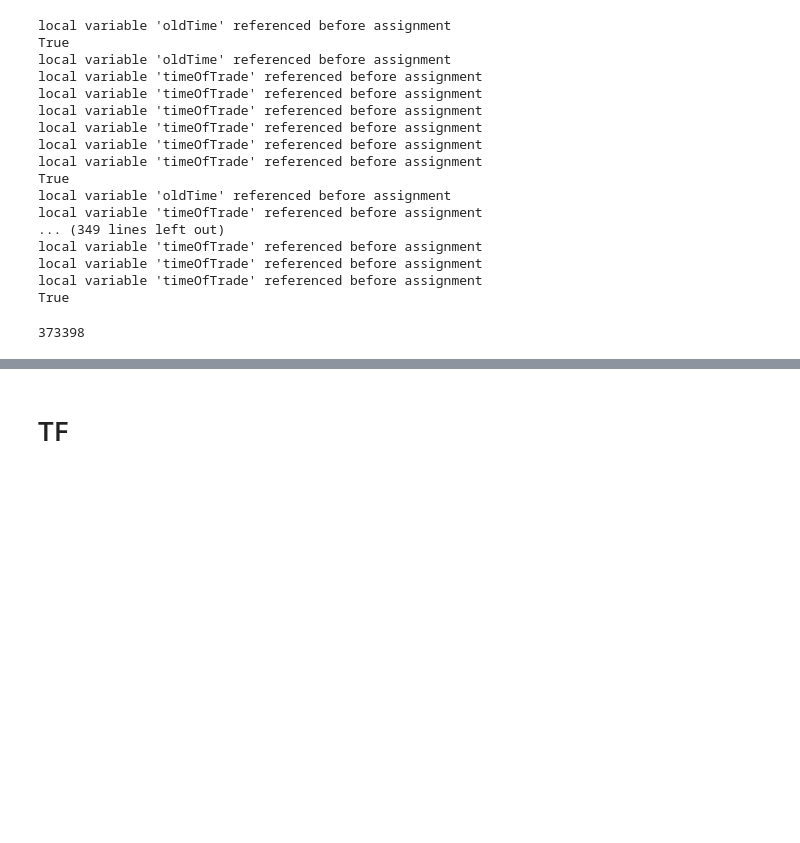
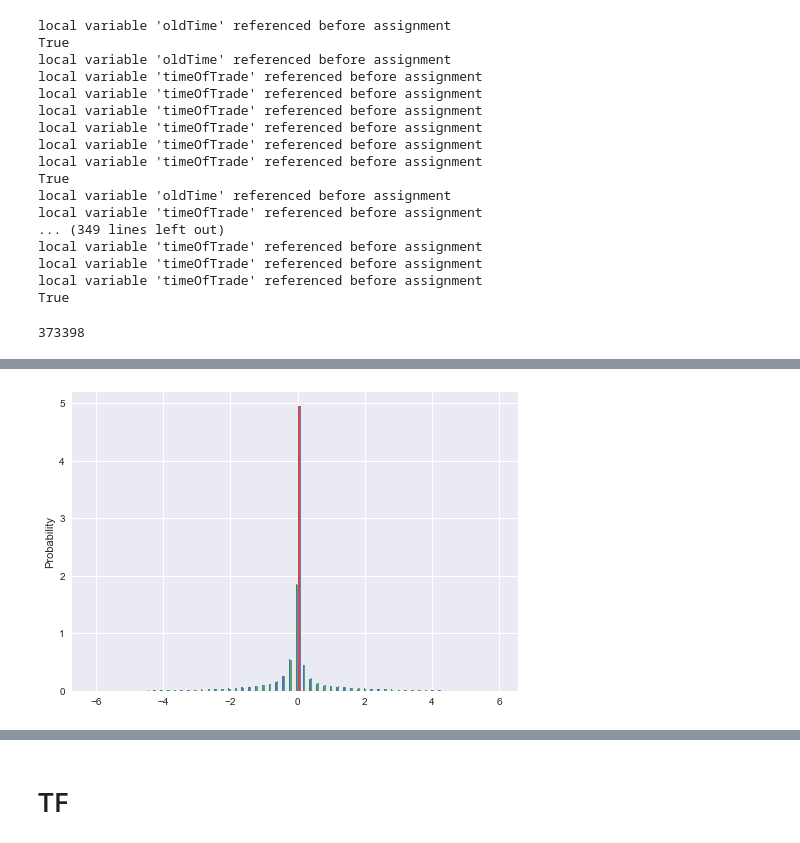
Before and after one commit to LouisEchard/ML_MiniProjects, a Jupyter notebook: WaitingTimePredictionPart1 - v2.ipynb, the cells around one changed output, grey strips where cells are left out. Saved outputs shown, nothing was run; the diff lists cells and outputs as text; code cells hidden in the pictures; blank space fills up the shorter version.

```diff
--- a/WaitingTimePredictionPart1 - v2.ipynb
+++ b/WaitingTimePredictionPart1 - v2.ipynb
@@ -380,8 +380,8 @@ def extractInterestingData(nbOfDataPoints_, aOptionStrike,data_):
                                                                     myBookdot25sFut[4],myBookdot25sFut[5],myBookdot25sFut[6],myBookdot25sFut[7],\
                                                                     myBookdot1sFut[0],myBookdot1sFut[1],myBookdot1sFut[2],myBookdot1sFut[3],\
                                                                     myBookdot1sFut[4],myBookdot1sFut[5],myBookdot1sFut[6],myBookdot1sFut[7],\
-                                                                    myBookdot1sFut[0],myBookdot1sFut[1],myBookdot1sFut[2],myBookdot1sFut[3],\
-                                                                    myBookdot1sFut[4],myBookdot1sFut[5],myBookdot1sFut[6],myBookdot1sFut[7],\
+#                                                                     myBookdot1sFut[0],myBookdot1sFut[1],myBookdot1sFut[2],myBookdot1sFut[3],\
+#                                                                     myBookdot1sFut[4],myBookdot1sFut[5],myBookdot1sFut[6],myBookdot1sFut[7],\
                                                                     myBookdot5s[0],myBookdot5s[1],myBookdot5s[2],myBookdot5s[3],\
                                                                     myBookdot5s[4],myBookdot5s[5],myBookdot5s[6],myBookdot5s[7],\
                                                                     myBookdot1s[0],myBookdot1s[1],myBookdot1s[2],myBookdot1s[3],\
@@ -397,8 +397,8 @@ def extractInterestingData(nbOfDataPoints_, aOptionStrike,data_):
                                                                     myBookdot25sFut[4],myBookdot25sFut[5],myBookdot25sFut[6],myBookdot25sFut[7],\
                                                                     myBookdot1sFut[0],myBookdot1sFut[1],myBookdot1sFut[2],myBookdot1sFut[3],\
                                                                     myBookdot1sFut[4],myBookdot1sFut[5],myBookdot1sFut[6],myBookdot1sFut[7],\
-                                                                    myBookdot1sFut[0],myBookdot1sFut[1],myBookdot1sFut[2],myBookdot1sFut[3],\
-                                                                    myBookdot1sFut[4],myBookdot1sFut[5],myBookdot1sFut[6],myBookdot1sFut[7],\
+#                                                                     myBookdot1sFut[0],myBookdot1sFut[1],myBookdot1sFut[2],myBookdot1sFut[3],\
+#                                                                     myBookdot1sFut[4],myBookdot1sFut[5],myBookdot1sFut[6],myBookdot1sFut[7],\
                                                                     myBookdot5s[0],myBookdot5s[1],myBookdot5s[2],myBookdot5s[3],\
                                                                     myBookdot5s[4],myBookdot5s[5],myBookdot5s[6],myBookdot5s[7],\
                                                                     myBookdot1s[0],myBookdot1s[1],myBookdot1s[2],myBookdot1s[3],\
@@ -688,3 +733,10 @@ plt.show()
+# %%
+#should we log:
+plt.hist(np.log(targetBook+1), normed=True, bins=60)
+plt.ylabel('Probability')
+plt.show()
+# %% [output]
+[figure, added]
 # %%
 
 train_size = 0.9
```
Also changed, not shown: parts of 16 cells of this notebook.
